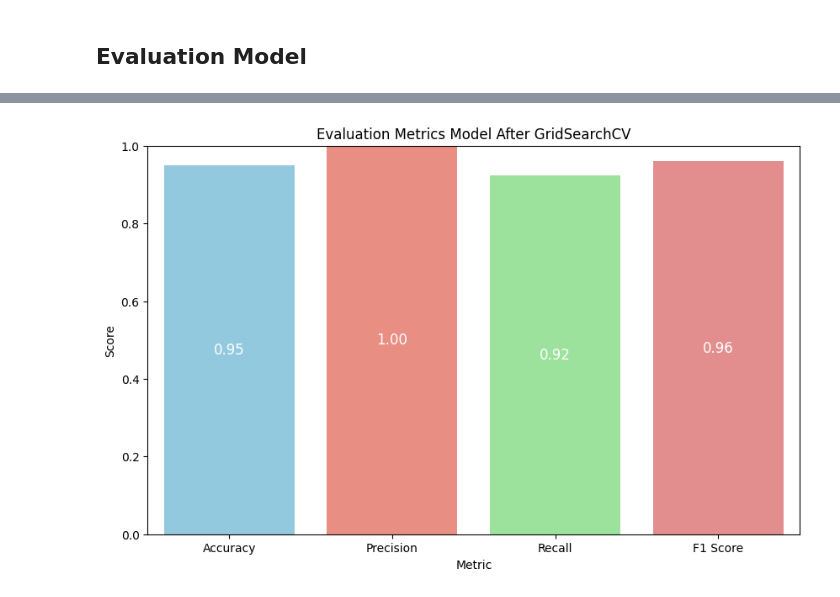
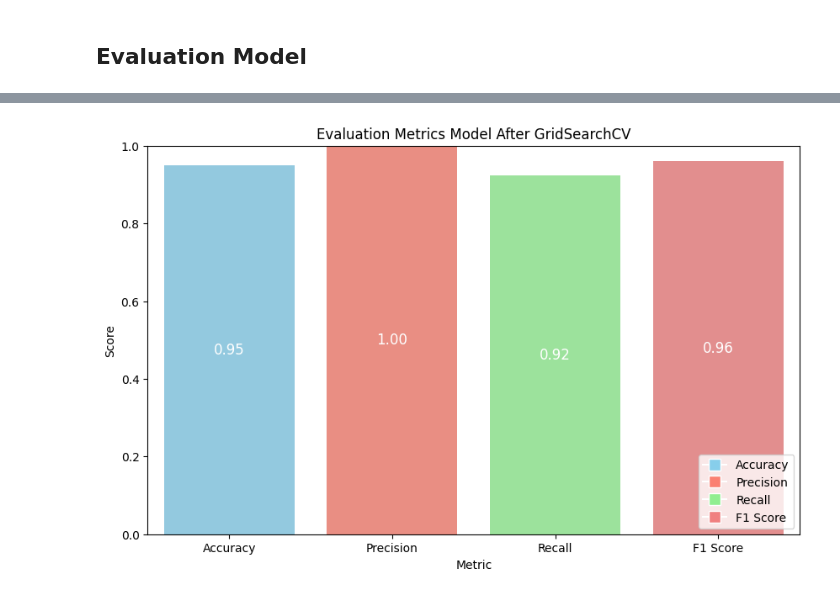
Before and after one commit to muhammadarl/clasification-of-sloth, a Jupyter notebook: Classification_of_Sloth.ipynb, the cells around one changed output, grey strips where cells are left out. Cells and saved outputs as stored; diff of their text form; code cells hidden in the pictures.

```diff
--- a/Classification_of_Sloth.ipynb
+++ b/Classification_of_Sloth.ipynb
@@ -566,19 +570,23 @@ plt.show()
 # %%
 data = {
     'Metric': ['Accuracy', 'Precision', 'Recall', 'F1 Score'],
     'Score': [accuracy_tuning, precision_tuning, recall_tuning, f1_tuning]
 }
 df = pd.DataFrame(data)
 # Create a custom color palette
 colors = ['skyblue', 'salmon', 'lightgreen', 'lightcoral']
 # Create a bar plot using Seaborn with a custom color palette
 plt.figure(figsize=(10, 6))
 ax = sns.barplot(x='Metric', y='Score', data=df, palette=colors)
 plt.title('Evaluation Metrics Model After GridSearchCV')
 plt.ylim(0, 1)  # Set y-axis limits between 0 and 1 for accuracy, precision, recall, and F1 score
 # Add annotations with the scores inside each bar
 for index, value in enumerate(df['Score']):
     ax.text(index, value/2, f'{value:.2f}', ha='center', va='center', color='white', fontsize=12)
+legend_labels = ['Accuracy', 'Precision', 'Recall','F1 Score']
+legend_patches = [plt.Line2D([0], [0], color='w', marker='s', markersize=10, markerfacecolor=color, label=label)
+                   for color, label in zip(colors, legend_labels)]
+plt.legend(handles=legend_patches, loc='lower right')
 plt.show()
 # %% [output]
-[figure, old version]
+[figure, new version]
```
Also changed, not shown: parts of 2 cells of this notebook, 2 other files.
